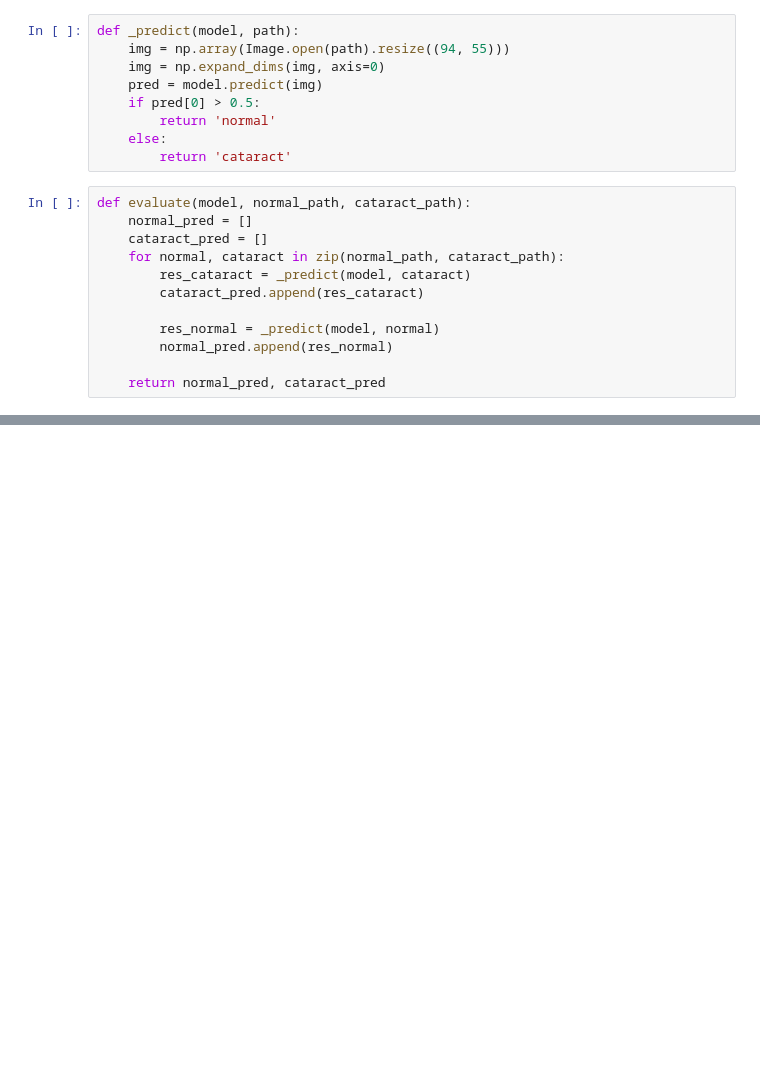
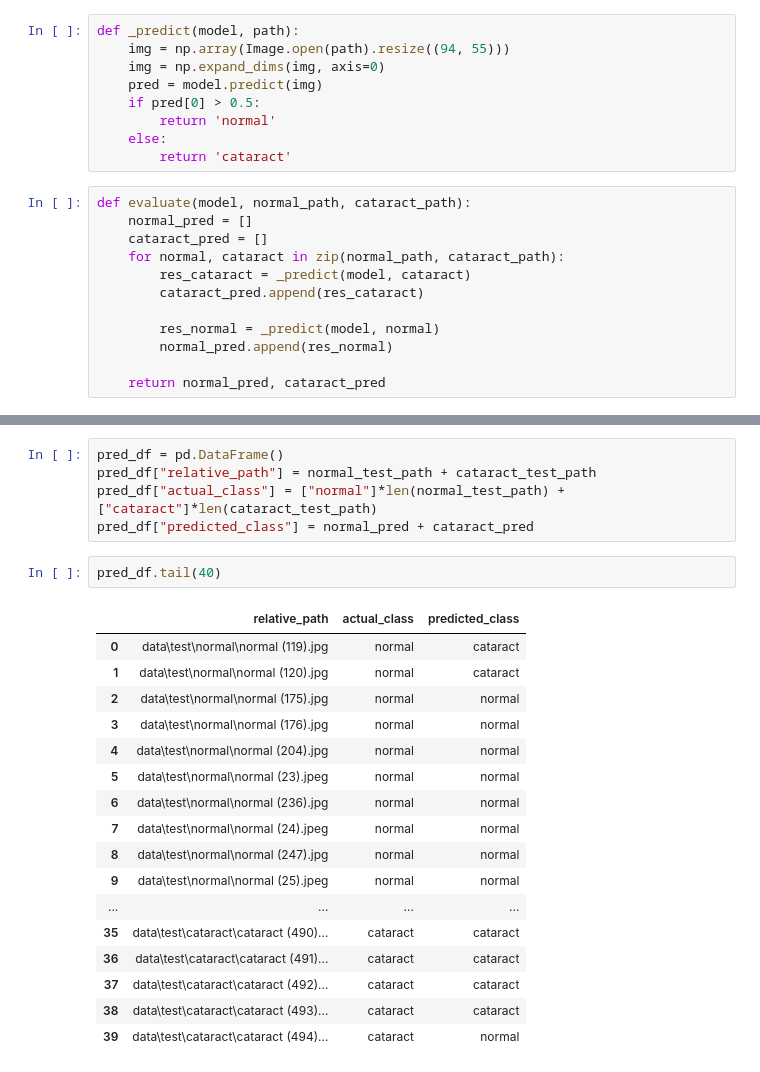
Before and after one commit to CH2-PR619/CAPSTONE-PROJECT, a Jupyter notebook: cataract_detection.ipynb, the cells around one changed output, grey strips where cells are left out. Saved outputs shown, nothing was run; the diff lists cells and outputs as text; blank space fills up the shorter version.

```diff
--- a/cataract_detection.ipynb
+++ b/cataract_detection.ipynb
@@ -212,0 +224,25 @@ TypeError: 'int' object is not iterable
+# %%
+pred_df = pd.DataFrame()
+pred_df["relative_path"] = normal_test_path + cataract_test_path
+pred_df["actual_class"] = ["normal"]*len(normal_test_path) + ["cataract"]*len(cataract_test_path)
+pred_df["predicted_class"] = normal_pred + cataract_pred
+# %%
+pred_df.tail(40)
+# %% [output]
+|  | relative_path | actual_class | predicted_class |
+| 0 | data\test\normal\normal (119).jpg | normal | cataract |
+| 1 | data\test\normal\normal (120).jpg | normal | cataract |
+| 2 | data\test\normal\normal (175).jpg | normal | normal |
+| 3 | data\test\normal\normal (176).jpg | normal | normal |
+| 4 | data\test\normal\normal (204).jpg | normal | normal |
+| 5 | data\test\normal\normal (23).jpeg | normal | normal |
+| 6 | data\test\normal\normal (236).jpg | normal | normal |
+| 7 | data\test\normal\normal (24).jpeg | normal | normal |
+| 8 | data\test\normal\normal (247).jpg | normal | normal |
+| 9 | data\test\normal\normal (25).jpeg | normal | normal |
+| ... | ... | ... | ... |
+| 35 | data\test\cataract\cataract (490)... | cataract | cataract |
+| 36 | data\test\cataract\cataract (491)... | cataract | cataract |
+| 37 | data\test\cataract\cataract (492)... | cataract | cataract |
+| 38 | data\test\cataract\cataract (493)... | cataract | cataract |
+| 39 | data\test\cataract\cataract (494)... | cataract | normal |
```
Also changed, not shown: parts of 14 cells of this notebook.
